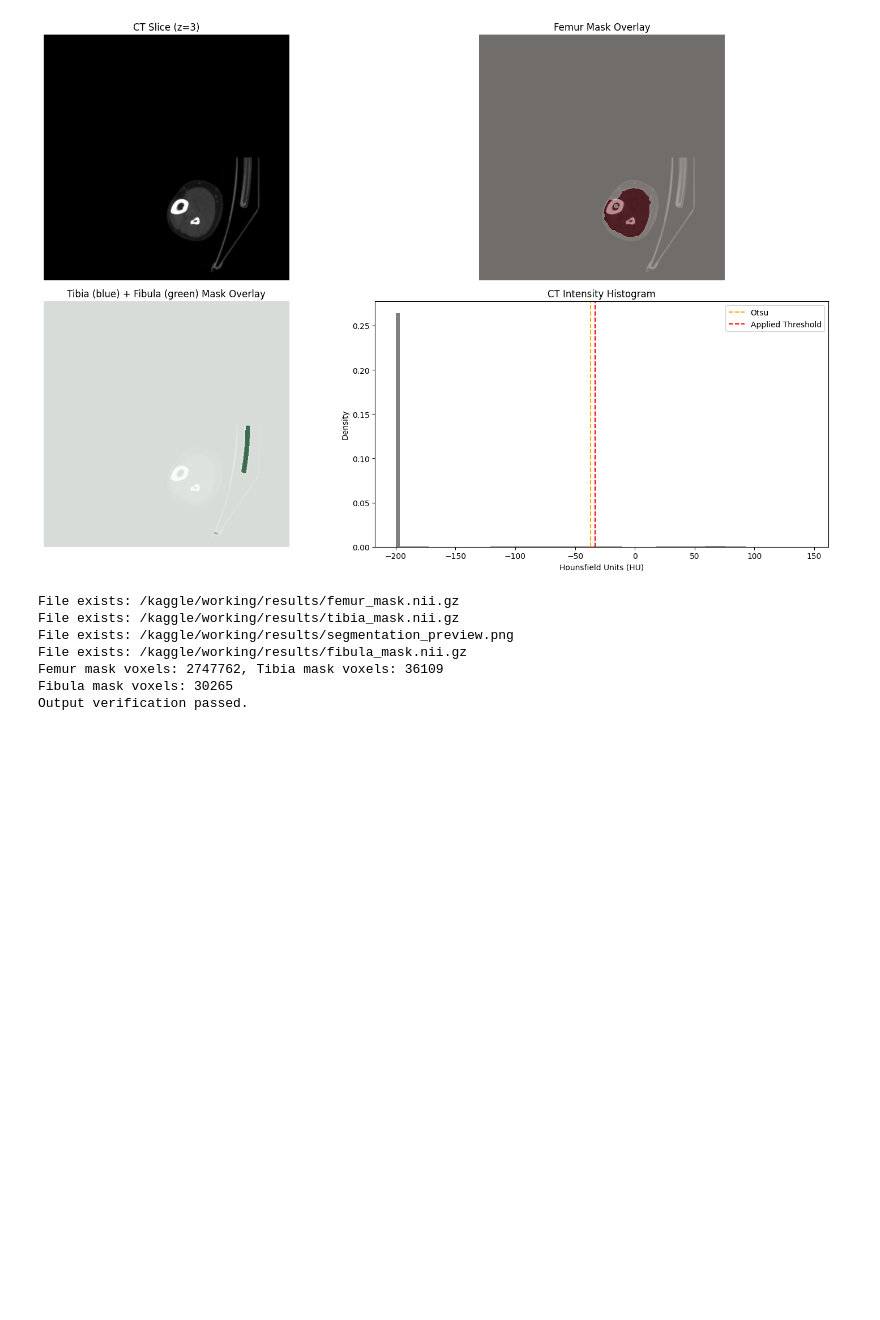
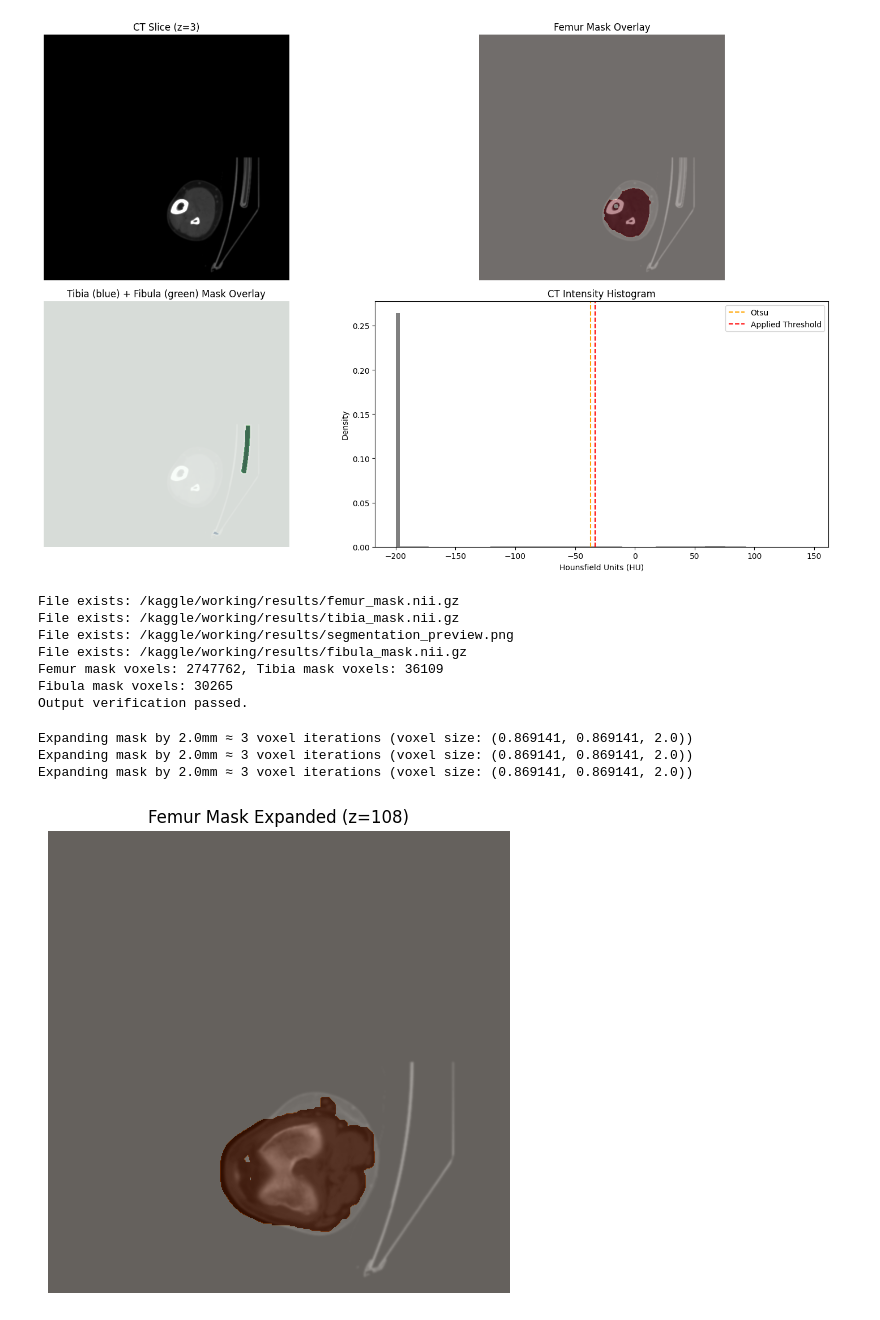
Before and after one commit to Aayush518/RA_selection_task_1, a Jupyter notebook: ra-selection-task-1.ipynb, the cells around one changed output. Cells and saved outputs as stored; diff of their text form; code cells hidden in the pictures; blank space fills up the shorter version.

```diff
--- a/ra-selection-task-1.ipynb
+++ b/ra-selection-task-1.ipynb
@@ -810,3 +810,53 @@ File exists: /kaggle/working/results/fibula_mask.nii.gz
 Femur mask voxels: 2747762, Tibia mask voxels: 36109
 Fibula mask voxels: 30265
 Output verification passed.
+# %%
+from scipy.ndimage import binary_dilation
+
+def expand_mask(mask: np.ndarray, voxel_sizes: tuple, expand_mm: float = 2.0, connectivity: int = 1) -> np.ndarray:
+    """
+    Expand a binary mask outward by a given number of millimeters.
+
+    Args:
+        mask (np.ndarray): Binary mask (3D).
+        voxel_sizes (tuple): Voxel size in mm, from CT header (z, y, x).
+        expand_mm (float): Expansion distance in mm.
+        connectivity (int): Structuring element connectivity for dilation (1=6-connected, 2=18, 3=26).
+
+    Returns:
+        np.ndarray: Expanded binary mask (uint8).
+    """
+    if mask.ndim != 3:
+        raise ValueError("Expected 3D mask")
+    # Calculate expansion in voxels for each dimension
+    # Note: voxel_sizes = (z, y, x) as from header.get_zooms()
+    z_mm, y_mm, x_mm = voxel_sizes
+    # Take the minimum voxel size for isotropic dilation (safe approach)
+    min_voxel = min(z_mm, y_mm, x_mm)
+    n_iter = int(np.ceil(expand_mm / min_voxel))
+    print(f"Expanding mask by {expand_mm}mm ≈ {n_iter} voxel iterations (voxel size: {voxel_sizes})")
+
+    # Build structuring element (cube by default)
+    struct = np.ones((3, 3, 3), dtype=np.uint8) if connectivity == 1 else None
+
+    expanded = binary_dilation(mask, structure=struct, iterations=n_iter).astype(np.uint8)
+    return expanded
+
+# Example usage:
+voxel_sizes = header.get_zooms()  # (z, y, x) or (x, y, z) depending on orientation—check nibabel
+expand_mm = 2.0
+
+# For femur:
+femur_mask_expanded = expand_mask(femur_mask, voxel_sizes, expand_mm=expand_mm)
+# For tibia:
+tibia_mask_expanded = expand_mask(tibia_mask, voxel_sizes, expand_mm=expand_mm)
+# For fibula (if needed):
+fibula_mask_expanded = expand_mask(fibula_mask, voxel_sizes, expand_mm=expand_mm)
+# %% [output]
+Expanding mask by 2.0mm ≈ 3 voxel iterations (voxel size: (0.869141, 0.869141, 2.0))
+Expanding mask by 2.0mm ≈ 3 voxel iterations (voxel size: (0.869141, 0.869141, 2.0))
+Expanding mask by 2.0mm ≈ 3 voxel iterations (voxel size: (0.869141, 0.869141, 2.0))
+# %%
+display_refined_mask(ct_denoised, femur_mask_expanded, title='Femur Mask Expanded', color='Oranges')
+# %% [output]
+[figure, added]
```
Also changed, not shown: parts of 10 cells of this notebook.
